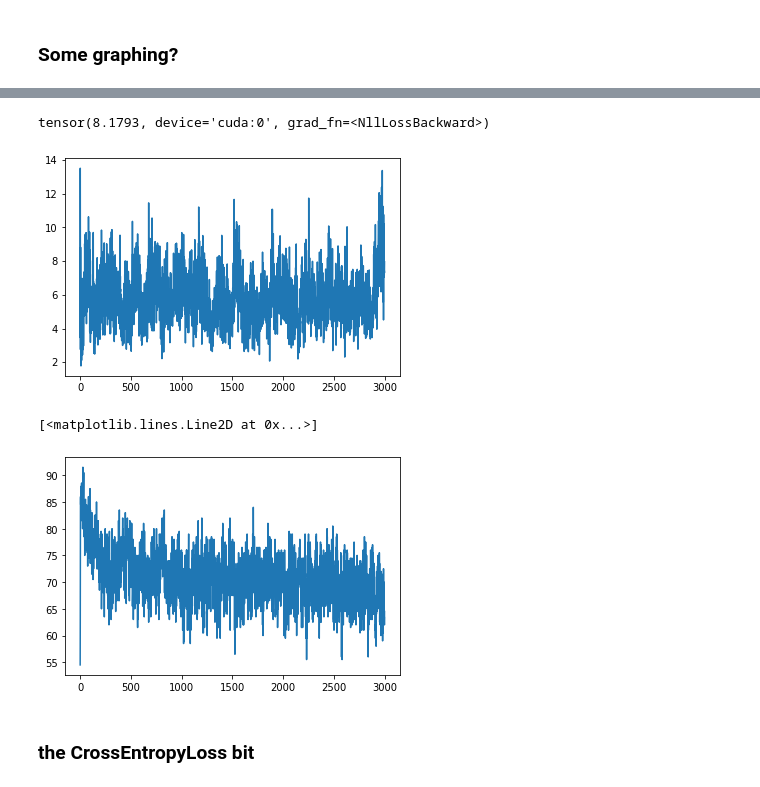
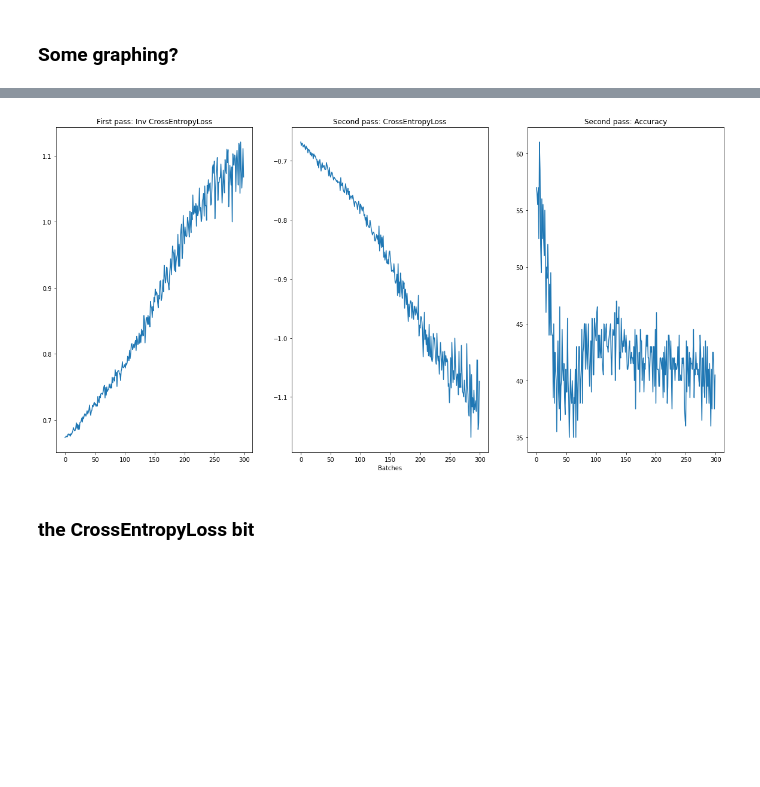
Before and after one commit to cohenbenr/classify-dot, a Jupyter notebook: bc_adversarial_model.ipynb, the cells around one changed output, grey strips where cells are left out. Drawn from its saved outputs; the diff is of its cells as text; code cells hidden in the pictures; blank space fills up the shorter version.

```diff
--- a/bc_adversarial_model.ipynb
+++ b/bc_adversarial_model.ipynb
@@ -41,7 +41,7 @@ def nan_test(l_batch, r_batch, neg_batch):
         nan_break = True
         return True
 # %%
-SAMPLE_SIZE = 100000
+SAMPLE_SIZE = 10000
 SOC_LEVEL = 3
 OUTPUT_WEIGHTS = 'data/adversarial/'
 # %%
@@ -114,7 +115,7 @@ StarSpaceAdv()
 discriminator = Discriminator(
     classifier = LogisticRegression(100,2),
     embedder = embedder,
-    lr = .1)
+    lr = .001)
 
 criterion = nn.CrossEntropyLoss()
 # %%
@@ -125,8 +126,15 @@ log_every = 10
 batch_size = 100
 
 #Losses
+lambdas = dict([['starspace',.02],
+                ['adv',.98]])
 star_losses = []
 disc_losses1 = []
 disc_losses2 = []
+acc_losses = []
+
 epoch_losses = [1e12]
+disc_epoch_losses1 = [1e12]
+disc_epoch_losses2 = [1e12]
+
 log.info('Beginning run')
@@ -161,13 +158,14 @@ for epoch in range(epochs):
             break
 
         positive_similarity = torch.bmm(l_batch,r_batch.transpose(2,1))
-        negative_similarity = torch.bmm(l_batch, neg_batch.transpose(2,1)).squeeze(1)
+        negative_similarity = torch.mean(torch.bmm(l_batch, neg_batch.transpose(2,1)).squeeze(1),1)
 
-        star_loss = torch.sum(torch.clamp(.1 - positive_similarity + negative_similarity, min=0))
+        star_loss = torch.sum(torch.clamp(.1 - positive_similarity + \
+                                          negative_similarity, min=0)) * lambdas['starspace']
 
         ###### Forward Pass- Discriminator ############################################################
         outputs, disc_y = discriminator(batch, dot_positions)
-        disc_loss1 = criterion(outputs,disc_y)
+        disc_loss1 = criterion(outputs,disc_y) * lambdas['adv']
 
         ###### Backward Pass- Embeddings ##############################################################
         emb_loss = star_loss + disc_loss1
@@ -178,7 +176,7 @@ for epoch in range(epochs):
 
         outputs, disc_y = discriminator(batch, dot_positions)
         #ridge = .1 * torch.norm(torch.cat([x.view(-1) for x in discriminator.parameters()]), 2)
-        disc_loss2 = criterion(outputs,disc_y)
+        disc_loss2 = criterion(outputs,disc_y) * lambdas['adv'] * -1
 
         ###### Backward Pass 2- Discriminator ############################################################
         disc_loss2.backward(); discriminator.opt.step()
@@ -190,15 +188,17 @@ for epoch in range(epochs):
         ###### Batch Print/Log #########################################################################
         star_losses.append(star_loss.detach().cpu().numpy())
         disc_losses1.append(disc_loss1.detach().cpu().numpy())
-        disc_losses2.append(acc)
+        disc_losses2.append(disc_loss2.detach().cpu().numpy())
+        acc_losses.append(acc)
 
         if (i % (print_every*batch_size) == 0) & (i > 0):
             print('star avg loss: %s' % str(np.mean(star_losses[-10:])))
             print('discriminator CEL: %s' % str(np.mean(disc_losses1[-10:])))
-            print('discriminator accuracy: %s' % str(np.mean(disc_losses2[-10:])))
+            print('discriminator accuracy: %s' % str(np.mean(acc_losses[-10:])))
         if (i % (log_every*batch_size) == 0) & (i > 0):
             log.info('star avg loss: %s' % str(np.mean(star_losses[-10:])))
-            log.info('discriminator accuracy: %s' % str(np.mean(disc_losses1[-10:])))
+            log.info('discriminator CEL: %s' % str(np.mean(disc_losses1[-10:])))
+            log.info('discriminator accuracy: %s' % str(np.mean(acc_losses[-10:])))
 
     # End of inner loop
     if nan_break:
@@ -211,6 +211,8 @@ for epoch in range(epochs):
     log.info("Finished epoch %s" % str(epoch))
 
     epoch_loss = np.mean(star_losses[-int(SAMPLE_SIZE/batch_size):])
+    disc_epoch_loss1 = np.mean(disc_losses1[-int(SAMPLE_SIZE/batch_size):])
+    disc_epoch_loss2 = np.mean(disc_losses2[-int(SAMPLE_SIZE/batch_size):])
 
     if (epoch_loss < min(epoch_losses)) | (len(epoch_losses) == 0):
         print('best epoch so far!')
@@ -221,5 +223,7 @@ for epoch in range(epochs):
             pickle.dump(weights.data.detach().cpu().numpy(), f)
 
     epoch_losses.append(epoch_loss)
+    disc_epoch_losses1.append(disc_epoch_loss1)
+    disc_epoch_losses2.append(disc_epoch_loss2)
     print(epoch_losses)
 # %% [output]
@@ -275,4 +266,0 @@ tensor([0, 0, 0, 0, 0, 0, 0, 0, 0, 0, 0, 0, 0, 0, 0, 0, 0, 0, 0, 0, 0, 0, 0, 0,
-# %%
-criterion(outputs,disc_y)
-# %% [output]
-tensor(8.1793, device='cuda:0', grad_fn=<NllLossBackward>)
@@ -281,11 +267,18 @@ from matplotlib import pyplot as plt
-# %%
-plt.plot(range(len(disc_losses1)),disc_losses1)
-plt.show()
-plt.plot(range(len(disc_losses1)),disc_losses2)
-# %% [output]
-[figure, removed]
-[<matplotlib.lines.Line2D at 0x...>]
-[figure, removed]
+# %%
+from matplotlib import pyplot as plt
+plt.rcParams["figure.figsize"] = (20,10)
+
+fig, axes = plt.subplots(1, 3)
+axes[0].plot(range(len(disc_losses1)),disc_losses1)
+axes[0].set_title('First pass: Inv CrossEntropyLoss')
+axes[1].plot(range(len(disc_losses1)),disc_losses2)
+axes[1].set_title('Second pass: CrossEntropyLoss')
+axes[1].set_xlabel('Batches')
+axes[2].plot(range(len(disc_losses1)),acc_losses)
+axes[2].set_title('Second pass: Accuracy')
+plt.show()
+# %% [output]
+[figure, added]
 # %% [markdown]
 ### the CrossEntropyLoss bit
 # %%
```
Also changed, not shown: parts of 9 cells of this notebook, 4 other files.
